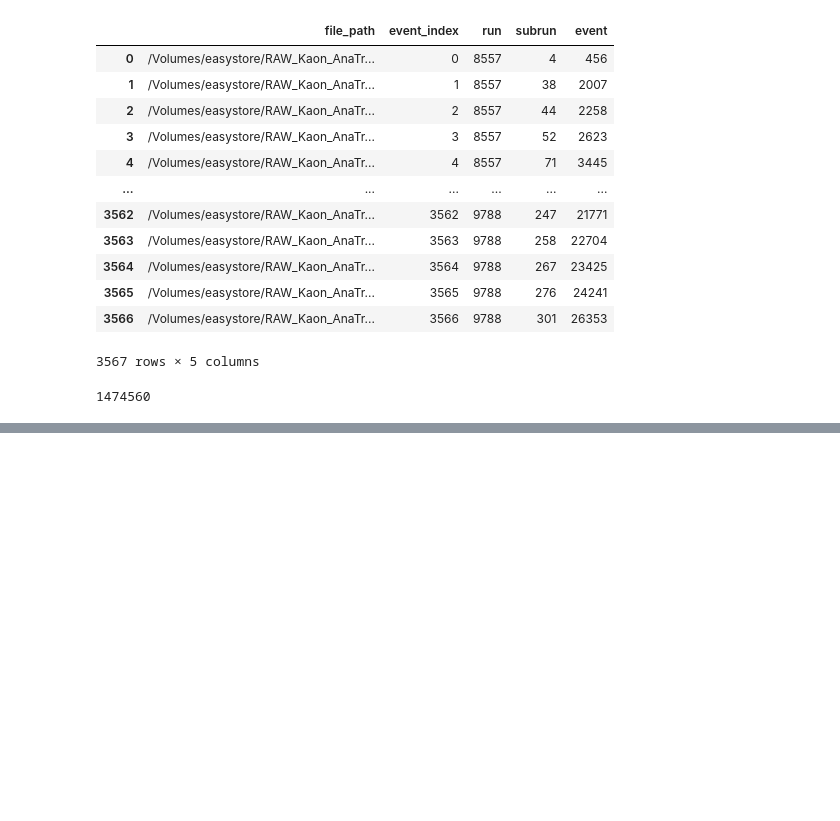
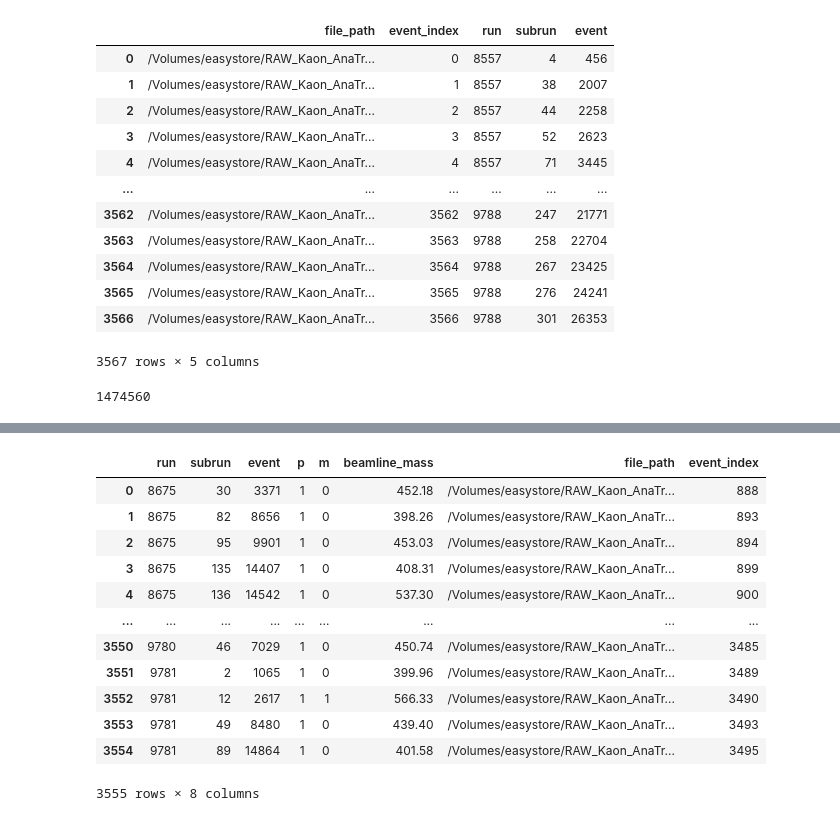
Before and after one commit to mohummudh/proton-deuteron, a Jupyter notebook: kaons/data.ipynb, the cells around one changed output, grey strips where cells are left out. Saved outputs shown, nothing was run; the diff lists cells and outputs as text; code cells hidden in the pictures; blank space fills up the shorter version.

Commit message:
display function for kaons

```diff
--- a/kaons/data.ipynb
+++ b/kaons/data.ipynb
@@ -111,0 +112,23 @@ ax2.invert_yaxis()
+# %%
+df = pd.read_csv("/Volumes/easystore/proton-deuteron/csv/picky+match.csv")
+# %%
+pmkaons = pd.merge(df,
+                   events_df,
+                   on=['run', 'subrun', 'event'],
+                   how='inner')
+# %%
+pmkaons
+# %% [output]
+|  | run | subrun | event | p | m | beamline_mass | file_path | event_index |
+| 0 | 8675 | 30 | 3371 | 1 | 0 | 452.18 | /Volumes/easystore/RAW_Kaon_AnaTr... | 888 |
+| 1 | 8675 | 82 | 8656 | 1 | 0 | 398.26 | /Volumes/easystore/RAW_Kaon_AnaTr... | 893 |
+| 2 | 8675 | 95 | 9901 | 1 | 0 | 453.03 | /Volumes/easystore/RAW_Kaon_AnaTr... | 894 |
+| 3 | 8675 | 135 | 14407 | 1 | 0 | 408.31 | /Volumes/easystore/RAW_Kaon_AnaTr... | 899 |
+| 4 | 8675 | 136 | 14542 | 1 | 0 | 537.30 | /Volumes/easystore/RAW_Kaon_AnaTr... | 900 |
+| ... | ... | ... | ... | ... | ... | ... | ... | ... |
+| 3550 | 9780 | 46 | 7029 | 1 | 0 | 450.74 | /Volumes/easystore/RAW_Kaon_AnaTr... | 3485 |
+| 3551 | 9781 | 2 | 1065 | 1 | 0 | 399.96 | /Volumes/easystore/RAW_Kaon_AnaTr... | 3489 |
+| 3552 | 9781 | 12 | 2617 | 1 | 1 | 566.33 | /Volumes/easystore/RAW_Kaon_AnaTr... | 3490 |
+| 3553 | 9781 | 49 | 8480 | 1 | 0 | 439.40 | /Volumes/easystore/RAW_Kaon_AnaTr... | 3493 |
+| 3554 | 9781 | 89 | 14864 | 1 | 0 | 401.58 | /Volumes/easystore/RAW_Kaon_AnaTr... | 3495 |
+3555 rows × 8 columns
```
Also changed, not shown: parts of 3 cells of this notebook.
